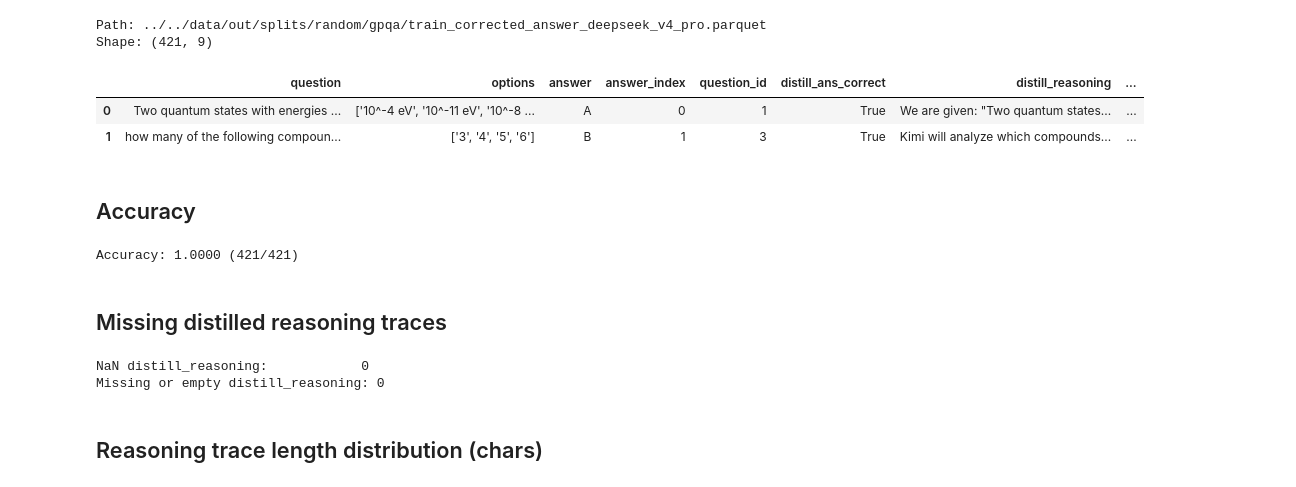
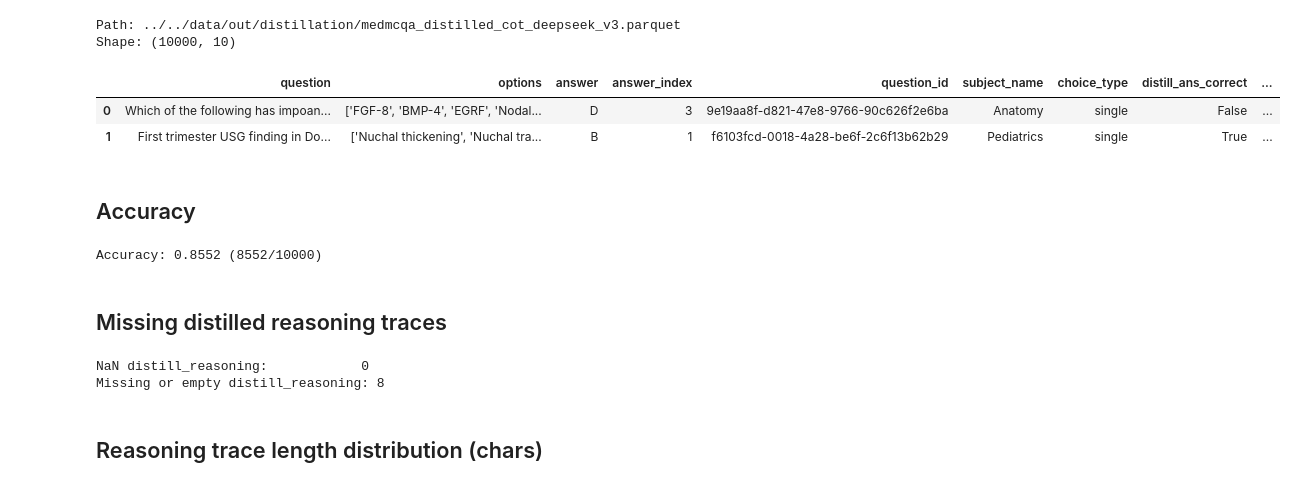
Before and after one commit to LabARSS/recursive_offline_distillation, a Jupyter notebook: src/postprocessing/distill_traces_quality_analysis.ipynb, the cells around one changed output. Cells and saved outputs as stored; diff of their text form; code cells hidden in the pictures.

Commit message:
Upd data

```diff
--- a/src/postprocessing/distill_traces_quality_analysis.ipynb
+++ b/src/postprocessing/distill_traces_quality_analysis.ipynb
@@ -1,21 +1,21 @@
 # %%
 import ast
 import string
 
 import pandas as pd
 
-DATASET_PATH = "../../data/out/splits/random/gpqa/train_corrected_answer_deepseek_v4_pro.parquet"
+DATASET_PATH = "../../data/out/distillation/medmcqa_distilled_cot_deepseek_v3.parquet"
 
 df = pd.read_parquet(DATASET_PATH)
 print(f"Path: {DATASET_PATH}")
 print(f"Shape: {df.shape}")
 df.head(2)
 # %% [output]
-Path: ../../data/out/splits/random/gpqa/train_corrected_answer_deepseek_v4_pro.parquet
-Shape: (421, 9)
+Path: ../../data/out/distillation/medmcqa_distilled_cot_deepseek_v3.parquet
+Shape: (10000, 10)
-|  | question | options | answer | answer_index | question_id | distill_ans_correct | distill_reasoning | ... |
-| 0 | Two quantum states with energies ... | ['10^-4 eV', '10^-11 eV', '10^-8 ... | A | 0 | 1 | True | We are given: "Two quantum states... | ... |
-| 1 | how many of the following compoun... | ['3', '4', '5', '6'] | B | 1 | 3 | True | Kimi will analyze which compounds... | ... |
+|  | question | options | answer | answer_index | question_id | subject_name | choice_type | distill_ans_correct | ... |
+| 0 | Which of the following has impoan... | ['FGF-8', 'BMP-4', 'EGRF', 'Nodal... | D | 3 | 9e19aa8f-d821-47e8-9766-90c626f2e6ba | Anatomy | single | False | ... |
+| 1 | First trimester USG finding in Do... | ['Nuchal thickening', 'Nuchal tra... | B | 1 | f6103fcd-0018-4a28-be6f-2c6f13b62b29 | Pediatrics | single | True | ... |
 # %% [markdown]
 ## Accuracy
 # %%
@@ -23,7 +23,7 @@ n = len(df)
 n_correct = int(df["distill_ans_correct"].sum())
 print(f"Accuracy: {n_correct / n:.4f} ({n_correct}/{n})")
 # %% [output]
-Accuracy: 1.0000 (421/421)
+Accuracy: 0.8552 (8552/10000)
 # %% [markdown]
 ## Missing distilled reasoning traces
 # %%
@@ -34,7 +34,7 @@ print(f"NaN distill_reasoning:            {missing_nan}")
 print(f"Missing or empty distill_reasoning: {missing_or_empty}")
 # %% [output]
 NaN distill_reasoning:            0
-Missing or empty distill_reasoning: 0
+Missing or empty distill_reasoning: 8
 # %% [markdown]
 ## Reasoning trace length distribution (chars)
 # %%
```
Also changed, not shown: parts of 10 cells of this notebook, 9 other files.
